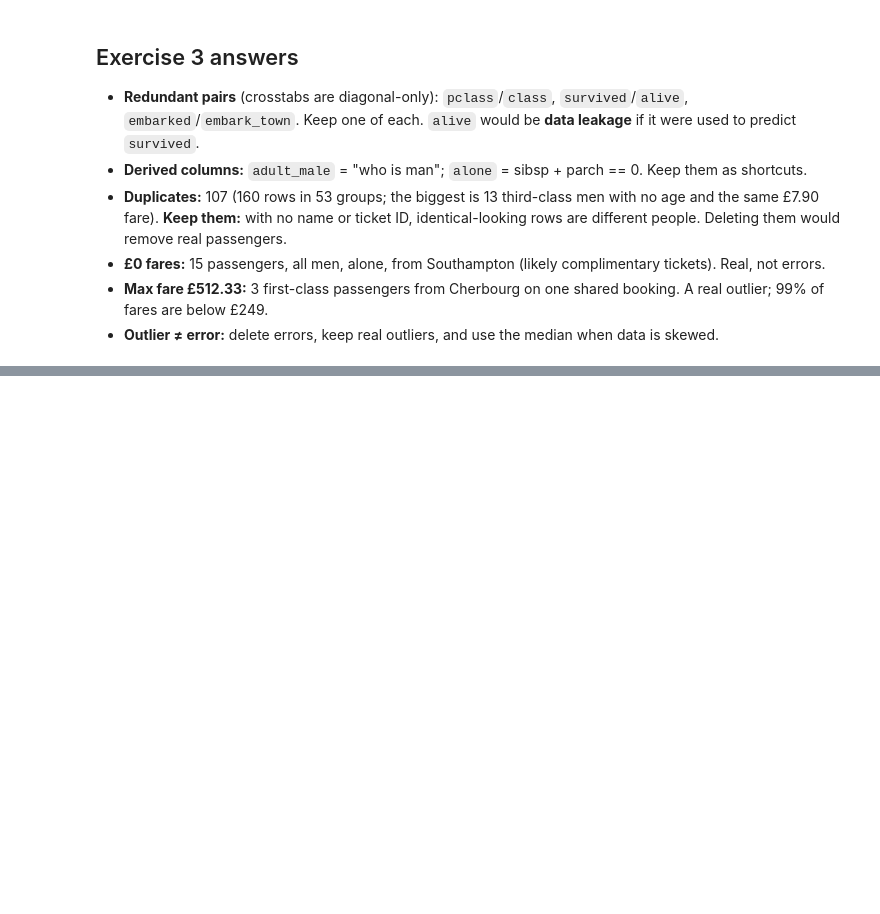
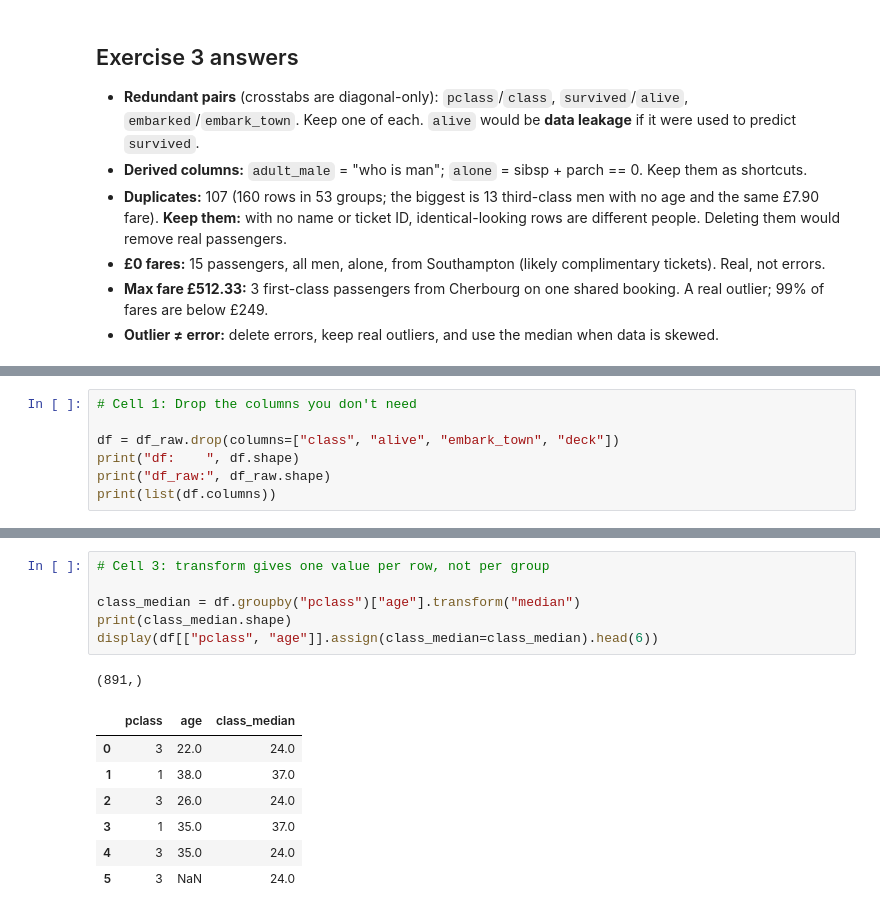
Before and after one commit to adam-c4d/pythonllm-practise, a Jupyter notebook: 02_data/titanic_eda.ipynb, the cells around one changed output, grey strips where cells are left out. Cells and saved outputs as stored; diff of their text form; blank space fills up the shorter version.

```diff
--- a/02_data/titanic_eda.ipynb
+++ b/02_data/titanic_eda.ipynb
@@ -231,0 +234,7 @@ Ages ending in .5 (over 1): 18
+# %%
+# Cell 1: Drop the columns you don't need
+
+df = df_raw.drop(columns=["class", "alive", "embark_town", "deck"])
+print("df:    ", df.shape)
+print("df_raw:", df_raw.shape)
+print(list(df.columns))
@@ -231,0 +263,15 @@ Ages ending in .5 (over 1): 18
+# %%
+# Cell 3: transform gives one value per row, not per group
+
+class_median = df.groupby("pclass")["age"].transform("median")
+print(class_median.shape)
+display(df[["pclass", "age"]].assign(class_median=class_median).head(6))
+# %% [output]
+(891,)
+|  | pclass | age | class_median |
+| 0 | 3 | 22.0 | 24.0 |
+| 1 | 1 | 38.0 | 37.0 |
+| 2 | 3 | 26.0 | 24.0 |
+| 3 | 1 | 35.0 | 37.0 |
+| 4 | 3 | 35.0 | 24.0 |
+| 5 | 3 | NaN | 24.0 |
```
Also changed, not shown: parts of 8 cells of this notebook, 2 other files.
